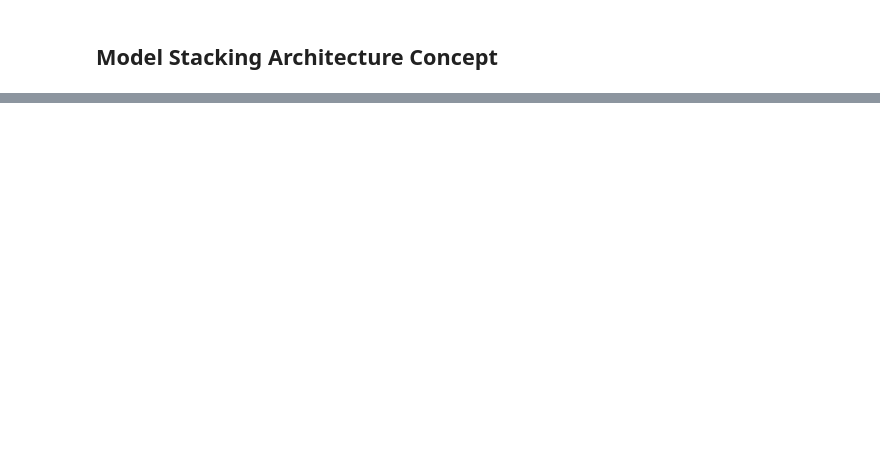
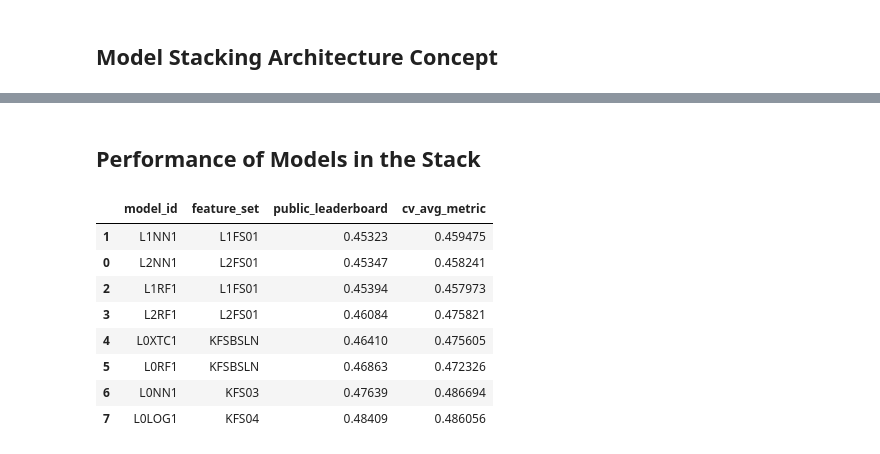
Before and after one commit to jimthompson5802/model-stacking-workbench, a Jupyter notebook: reports/demonstration_report/model_performance_report.ipynb, the cells around one changed output, grey strips where cells are left out. Drawn from its saved outputs; the diff is of its cells as text; code cells hidden in the pictures; blank space fills up the shorter version.

```diff
--- a/reports/demonstration_report/model_performance_report.ipynb
+++ b/reports/demonstration_report/model_performance_report.ipynb
@@ -28,4 +36,19 @@ import seaborn as sns
 # %%
 model_performance = pd.read_excel('./model_performance_data.xls',sheet_name='model_performance')
+# %% [markdown]
+## Performance of Models in the Stack
+# %%
+model_performance[['model_id','feature_set','public_leaderboard','cv_avg_metric']]\
+    .sort_values(['public_leaderboard'],ascending=[True])
+# %% [output]
+|  | model_id | feature_set | public_leaderboard | cv_avg_metric |
+| 1 | L1NN1 | L1FS01 | 0.45323 | 0.459475 |
+| 0 | L2NN1 | L2FS01 | 0.45347 | 0.458241 |
+| 2 | L1RF1 | L1FS01 | 0.45394 | 0.457973 |
+| 3 | L2RF1 | L2FS01 | 0.46084 | 0.475821 |
+| 4 | L0XTC1 | KFSBSLN | 0.46410 | 0.475605 |
+| 5 | L0RF1 | KFSBSLN | 0.46863 | 0.472326 |
+| 6 | L0NN1 | KFS03 | 0.47639 | 0.486694 |
+| 7 | L0LOG1 | KFS04 | 0.48409 | 0.486056 |
 # %%
 data_to_chart = pd.melt(model_performance,id_vars=['model_id'],
```
Also changed, not shown: parts of 11 cells of this notebook, 1 other file.
